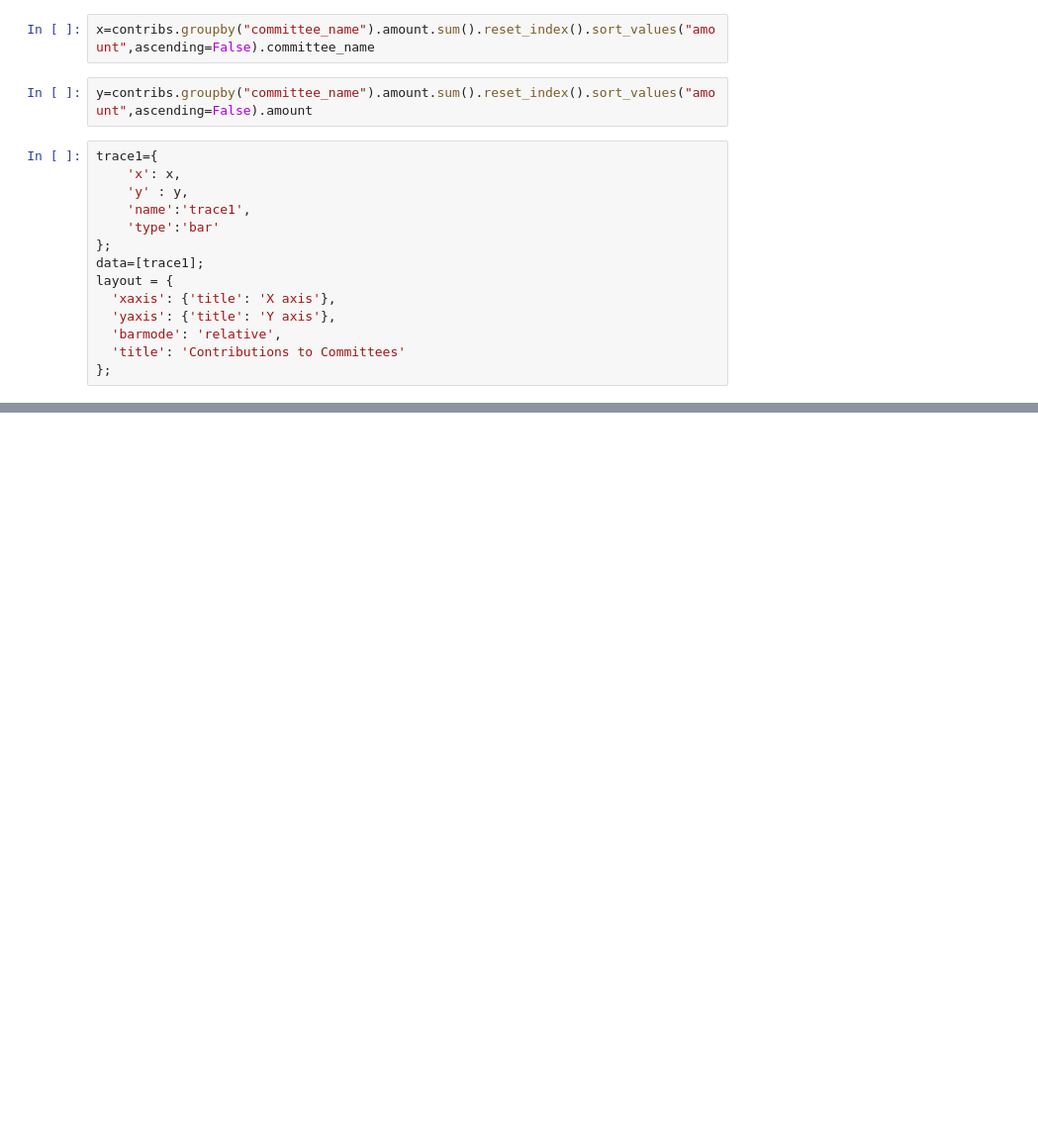
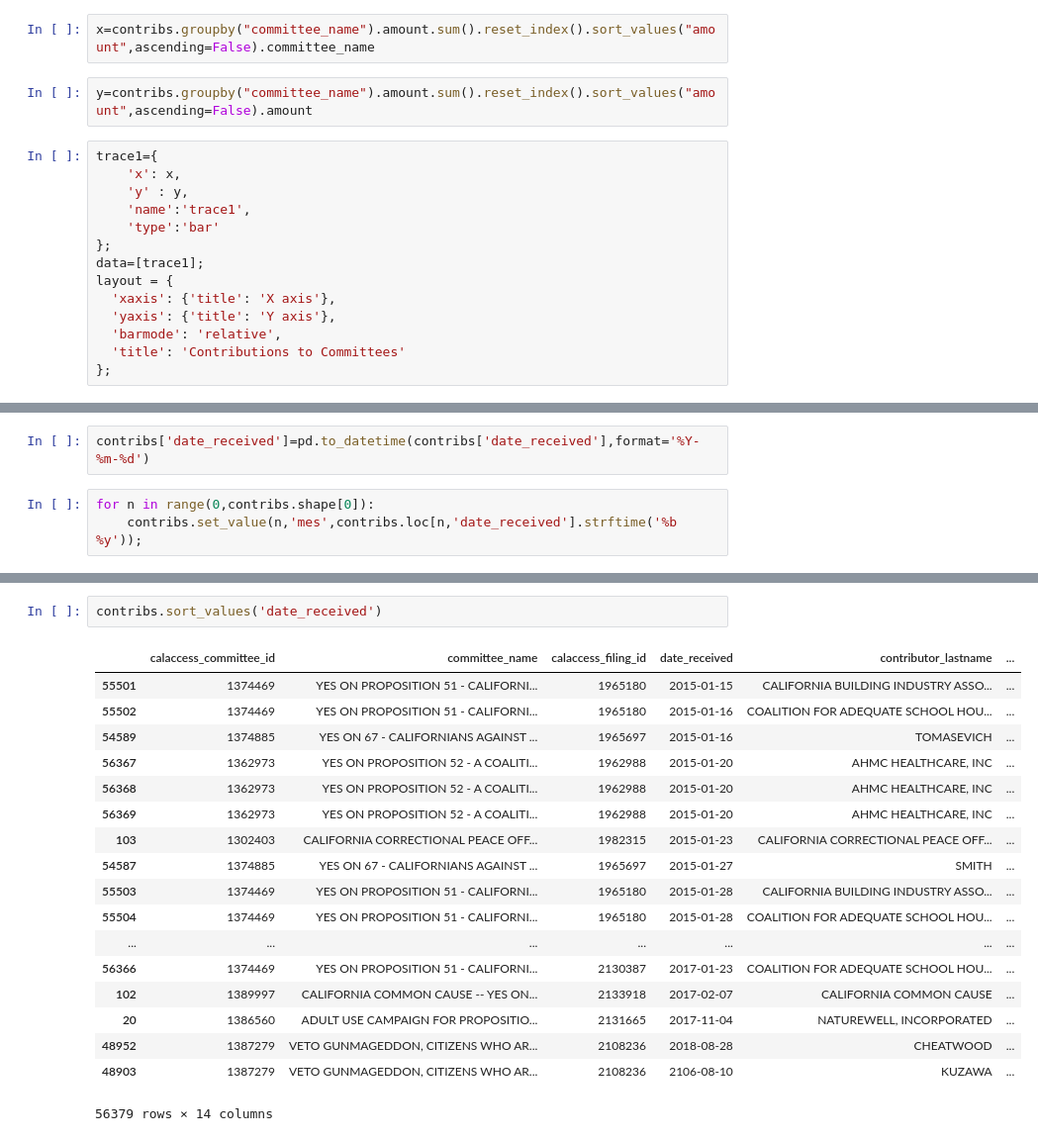
Before and after one commit to mharias/first-python-notebook, a Jupyter notebook: Code.ipynb, the cells around one changed output, grey strips where cells are left out. Shown at 99% size. Cells and saved outputs as stored; diff of their text form; blank space fills up the shorter version.

```diff
--- a/Code.ipynb
+++ b/Code.ipynb
@@ -363,0 +416,5 @@ py.iplot({'data': data, 'layout': layout}, filename='barmode')
+# %%
+contribs['date_received']=pd.to_datetime(contribs['date_received'],format='%Y-%m-%d')
+# %%
+for n in range(0,contribs.shape[0]):
+    contribs.set_value(n,'mes',contribs.loc[n,'date_received'].strftime('%b %y'));
@@ -363,0 +443,21 @@ py.iplot({'data': data, 'layout': layout}, filename='barmode')
+# %%
+contribs.sort_values('date_received')
+# %% [output]
+|  | calaccess_committee_id | committee_name | calaccess_filing_id | date_received | contributor_lastname | ... |
+| 55501 | 1374469 | YES ON PROPOSITION 51 - CALIFORNI... | 1965180 | 2015-01-15 | CALIFORNIA BUILDING INDUSTRY ASSO... | ... |
+| 55502 | 1374469 | YES ON PROPOSITION 51 - CALIFORNI... | 1965180 | 2015-01-16 | COALITION FOR ADEQUATE SCHOOL HOU... | ... |
+| 54589 | 1374885 | YES ON 67 - CALIFORNIANS AGAINST ... | 1965697 | 2015-01-16 | TOMASEVICH | ... |
+| 56367 | 1362973 | YES ON PROPOSITION 52 - A COALITI... | 1962988 | 2015-01-20 | AHMC HEALTHCARE, INC | ... |
+| 56368 | 1362973 | YES ON PROPOSITION 52 - A COALITI... | 1962988 | 2015-01-20 | AHMC HEALTHCARE, INC | ... |
+| 56369 | 1362973 | YES ON PROPOSITION 52 - A COALITI... | 1962988 | 2015-01-20 | AHMC HEALTHCARE, INC | ... |
+| 103 | 1302403 | CALIFORNIA CORRECTIONAL PEACE OFF... | 1982315 | 2015-01-23 | CALIFORNIA CORRECTIONAL PEACE OFF... | ... |
+| 54587 | 1374885 | YES ON 67 - CALIFORNIANS AGAINST ... | 1965697 | 2015-01-27 | SMITH | ... |
+| 55503 | 1374469 | YES ON PROPOSITION 51 - CALIFORNI... | 1965180 | 2015-01-28 | CALIFORNIA BUILDING INDUSTRY ASSO... | ... |
+| 55504 | 1374469 | YES ON PROPOSITION 51 - CALIFORNI... | 1965180 | 2015-01-28 | COALITION FOR ADEQUATE SCHOOL HOU... | ... |
+| ... | ... | ... | ... | ... | ... | ... |
+| 56366 | 1374469 | YES ON PROPOSITION 51 - CALIFORNI... | 2130387 | 2017-01-23 | COALITION FOR ADEQUATE SCHOOL HOU... | ... |
+| 102 | 1389997 | CALIFORNIA COMMON CAUSE -- YES ON... | 2133918 | 2017-02-07 | CALIFORNIA COMMON CAUSE | ... |
+| 20 | 1386560 | ADULT USE CAMPAIGN FOR PROPOSITIO... | 2131665 | 2017-11-04 | NATUREWELL, INCORPORATED | ... |
+| 48952 | 1387279 | VETO GUNMAGEDDON, CITIZENS WHO AR... | 2108236 | 2018-08-28 | CHEATWOOD | ... |
+| 48903 | 1387279 | VETO GUNMAGEDDON, CITIZENS WHO AR... | 2108236 | 2106-08-10 | KUZAWA | ... |
+56379 rows × 14 columns
```
Also changed, not shown: parts of 10 cells of this notebook.
